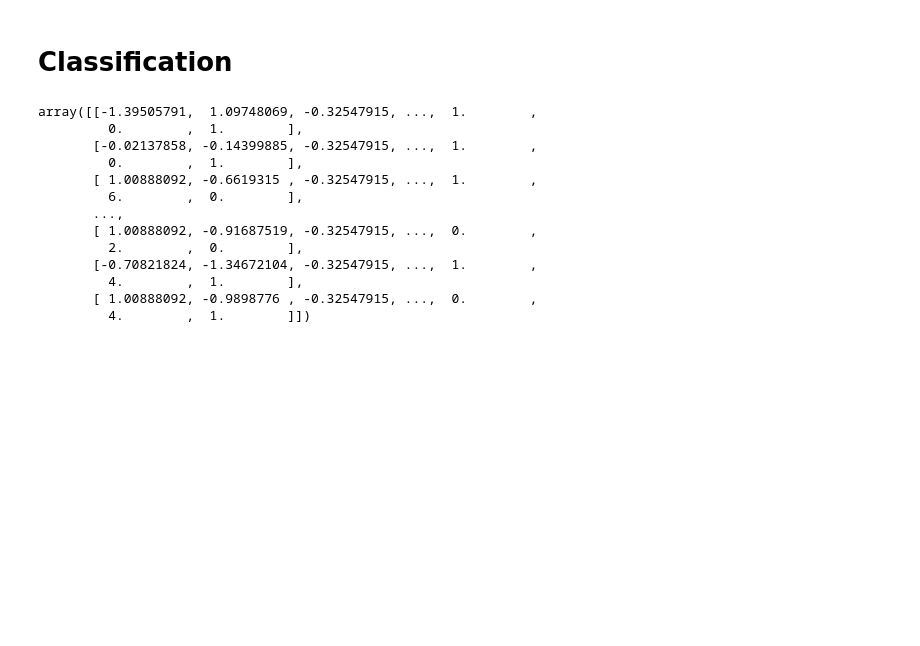
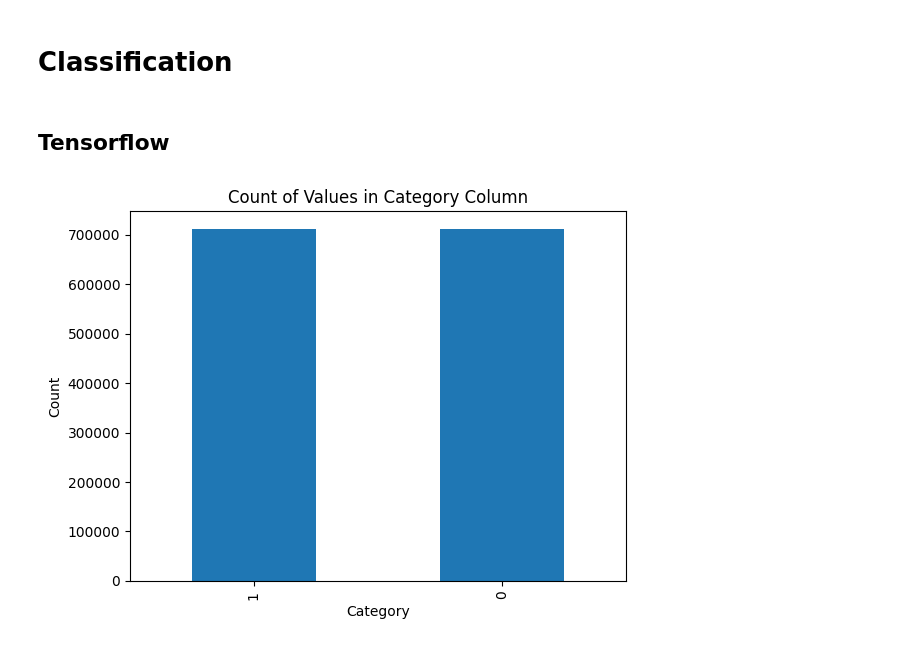
Before and after one commit to syakhrul-afandi/fraud-detection, a Jupyter notebook: Portofolio-1.ipynb, the cells around one changed output. Cells and saved outputs as stored; diff of their text form; code cells hidden in the pictures; blank space fills up the shorter version.

```diff
--- a/Portofolio-1.ipynb
+++ b/Portofolio-1.ipynb
@@ -140,6 +168,11 @@ test_categorical = encoder.transform(test_df[categoric])
+# %%
+# Preprocess categorical features
+from sklearn.preprocessing import LabelEncoder
+train_categorical = train_df[categoric].apply(LabelEncoder().fit_transform).reset_index(drop=True)
+test_categorical = test_df[categoric].apply(LabelEncoder().fit_transform).reset_index(drop=True)
 # %%
 # Categorical Encoded features
-train_cat_encoded = train_df[categoric_encode]
-test_cat_encoded = test_df[categoric_encode]
+train_cat_encoded = train_df[categoric_encode].reset_index(drop=True)
+test_cat_encoded = test_df[categoric_encode].reset_index(drop=True)
 # %% [markdown]
 # Classification
@@ -149,20 +179,25 @@ test_target = test_df['fraud'].values
+# %% [markdown]
+## Tensorflow
 # %%
 # Concatenate numerical and categorical features
-train_combined = np.concatenate([train_numerical, train_categorical, train_cat_encoded], axis=1)
-test_combined = np.concatenate([test_numerical, test_categorical, test_cat_encoded], axis=1)
+X_train = pd.concat([train_numerical, train_categorical, train_cat_encoded], axis = 1)
+X_test = pd.concat([test_numerical, test_categorical, test_cat_encoded], axis = 1)
-# %%
-train_combined
-# %% [output]
-array([[-1.39505791,  1.09748069, -0.32547915, ...,  1.        ,
-         0.        ,  1.        ],
-       [-0.02137858, -0.14399885, -0.32547915, ...,  1.        ,
-         0.        ,  1.        ],
-       [ 1.00888092, -0.6619315 , -0.32547915, ...,  1.        ,
-         6.        ,  0.        ],
-       ...,
-       [ 1.00888092, -0.91687519, -0.32547915, ...,  0.        ,
-         2.        ,  0.        ],
-       [-0.70821824, -1.34672104, -0.32547915, ...,  1.        ,
-         4.        ,  1.        ],
-       [ 1.00888092, -0.9898776 , -0.32547915, ...,  0.        ,
-         4.        ,  1.        ]])
+# %%
+from imblearn.over_sampling import SMOTE
+smote = SMOTE()
+X_resampled, y_resampled = smote.fit_resample(X_train, Y_train)
+# %%
+value_counts = y_resampled.value_counts()
+
+# Plotting dengan Pandas
+value_counts.plot(kind='bar')
+
+# Menambahkan judul dan label sumbu
+plt.title('Count of Values in Category Column')
+plt.xlabel('Category')
+plt.ylabel('Count')
+
+# Menampilkan plot
+plt.show()
+# %% [output]
+[figure, added]
```
Also changed, not shown: parts of 13 cells of this notebook.
